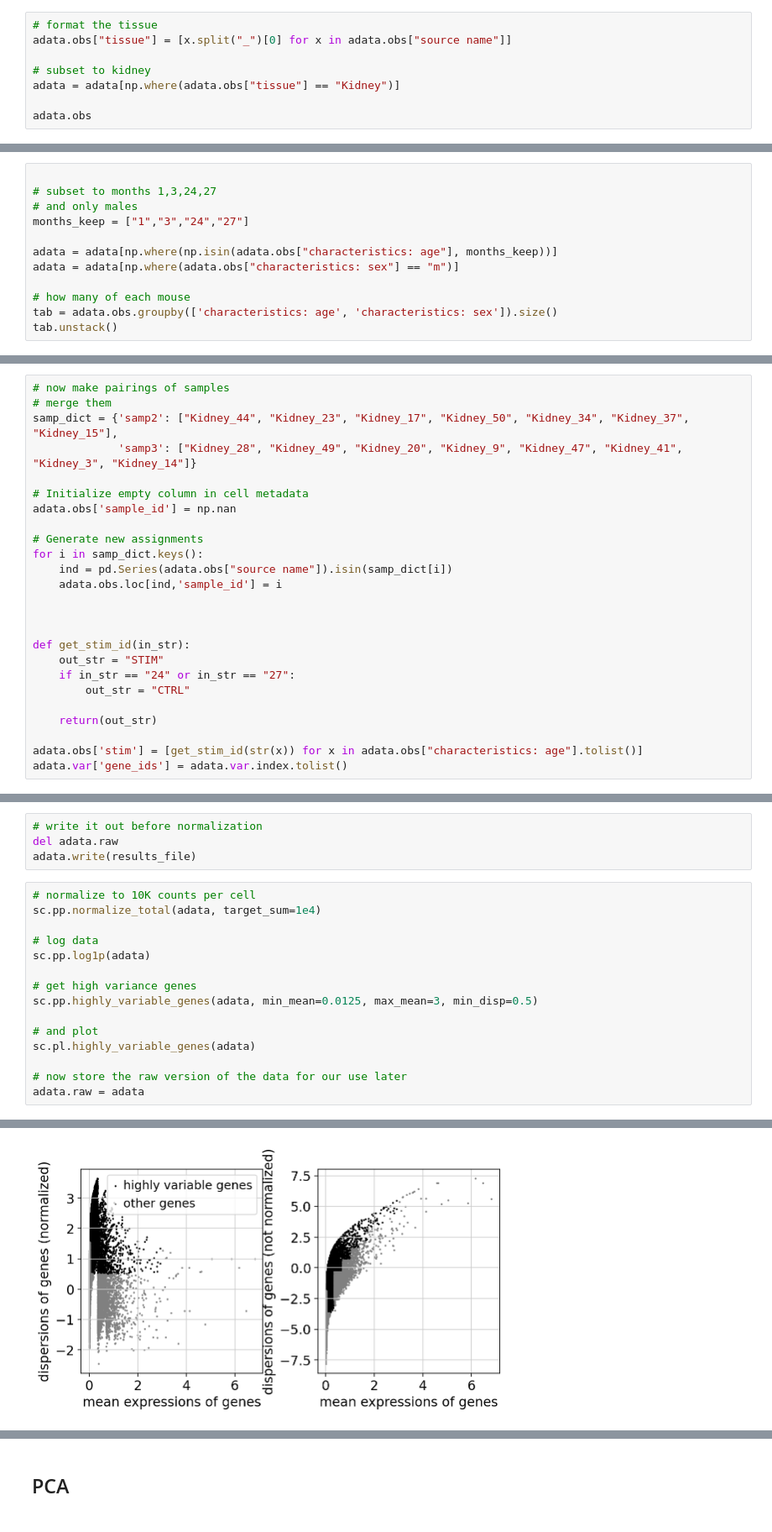
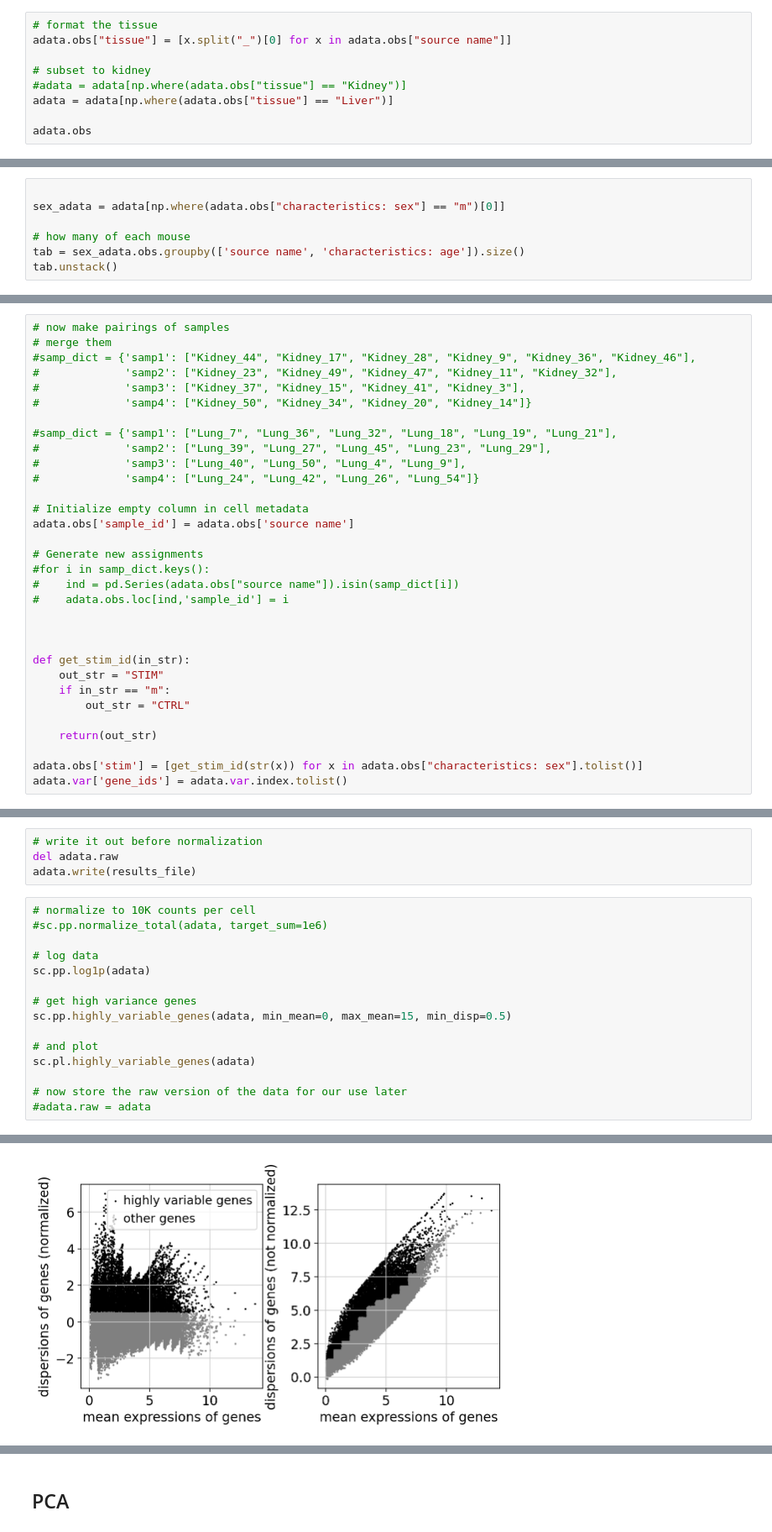
Before and after one commit to greenelab/sc_bulk_ood, a Jupyter notebook: sc_preprocessing/0_qc_notebooks/scanpy_analysis_kidney_bulk.ipynb, the cells around one changed output, grey strips where cells are left out. Shown at 84% size. Saved outputs shown, nothing was run; the diff lists cells and outputs as text.

Commit message:
latest update with covid and liver

```diff
--- a/sc_preprocessing/0_qc_notebooks/scanpy_analysis_kidney_bulk.ipynb
+++ b/sc_preprocessing/0_qc_notebooks/scanpy_analysis_kidney_bulk.ipynb
@@ -61,7 +61,8 @@ Index([], dtype='object')
 adata.obs["tissue"] = [x.split("_")[0] for x in adata.obs["source name"]]
 
 # subset to kidney
-adata = adata[np.where(adata.obs["tissue"] == "Kidney")]
+#adata = adata[np.where(adata.obs["tissue"] == "Kidney")]
+adata = adata[np.where(adata.obs["tissue"] == "Liver")]
 
 adata.obs
 # %% [output]
@@ -104,13 +123,8 @@ tab.unstack()
 # %%
 
-# subset to months 1,3,24,27
-# and only males
-months_keep = ["1","3","24","27"]
-
-adata = adata[np.where(np.isin(adata.obs["characteristics: age"], months_keep))]
-adata = adata[np.where(adata.obs["characteristics: sex"] == "m")]
+sex_adata = adata[np.where(adata.obs["characteristics: sex"] == "m")[0]]
 
 # how many of each mouse
-tab = adata.obs.groupby(['characteristics: age', 'characteristics: sex']).size()
+tab = sex_adata.obs.groupby(['source name', 'characteristics: age']).size()
 tab.unstack()
 # %% [output]
@@ -125,27 +151,34 @@ tab.unstack()
 # %%
 # now make pairings of samples
 # merge them
-samp_dict = {'samp2': ["Kidney_44", "Kidney_23", "Kidney_17", "Kidney_50", "Kidney_34", "Kidney_37", "Kidney_15"],
-             'samp3': ["Kidney_28", "Kidney_49", "Kidney_20", "Kidney_9", "Kidney_47", "Kidney_41", "Kidney_3", "Kidney_14"]}
+#samp_dict = {'samp1': ["Kidney_44", "Kidney_17", "Kidney_28", "Kidney_9", "Kidney_36", "Kidney_46"],
+#             'samp2': ["Kidney_23", "Kidney_49", "Kidney_47", "Kidney_11", "Kidney_32"],
+#             'samp3': ["Kidney_37", "Kidney_15", "Kidney_41", "Kidney_3"],
+#             'samp4': ["Kidney_50", "Kidney_34", "Kidney_20", "Kidney_14"]}
+
+#samp_dict = {'samp1': ["Lung_7", "Lung_36", "Lung_32", "Lung_18", "Lung_19", "Lung_21"],
+#             'samp2': ["Lung_39", "Lung_27", "Lung_45", "Lung_23", "Lung_29"],
+#             'samp3': ["Lung_40", "Lung_50", "Lung_4", "Lung_9"],
+#             'samp4': ["Lung_24", "Lung_42", "Lung_26", "Lung_54"]}
 
 # Initialize empty column in cell metadata
-adata.obs['sample_id'] = np.nan
+adata.obs['sample_id'] = adata.obs['source name']
 
 # Generate new assignments
-for i in samp_dict.keys():
-    ind = pd.Series(adata.obs["source name"]).isin(samp_dict[i])
-    adata.obs.loc[ind,'sample_id'] = i
+#for i in samp_dict.keys():
+#    ind = pd.Series(adata.obs["source name"]).isin(samp_dict[i])
+#    adata.obs.loc[ind,'sample_id'] = i
 
 
 
 def get_stim_id(in_str):
     out_str = "STIM"
-    if in_str == "24" or in_str == "27":
+    if in_str == "m":
         out_str = "CTRL"
 
     return(out_str)
 
-adata.obs['stim'] = [get_stim_id(str(x)) for x in adata.obs["characteristics: age"].tolist()]
+adata.obs['stim'] = [get_stim_id(str(x)) for x in adata.obs["characteristics: sex"].tolist()]
 adata.var['gene_ids'] = adata.var.index.tolist()
 # %%
 # how many of each mouse
@@ -174,17 +208,17 @@ del adata.raw
 adata.write(results_file)
 # %%
 # normalize to 10K counts per cell
-sc.pp.normalize_total(adata, target_sum=1e4)
+#sc.pp.normalize_total(adata, target_sum=1e6)
 
 # log data
 sc.pp.log1p(adata)
 
 # get high variance genes
-sc.pp.highly_variable_genes(adata, min_mean=0.0125, max_mean=3, min_disp=0.5)
+sc.pp.highly_variable_genes(adata, min_mean=0, max_mean=15, min_disp=0.5)
 
 # and plot
 sc.pl.highly_variable_genes(adata)
 
 # now store the raw version of the data for our use later
-adata.raw = adata
+#adata.raw = adata
 # %% [output]
@@ -193,11 +225,11 @@ normalizing counts per cell
 extracting highly variable genes
     finished (0:00:01)
 --> added
     'highly_variable', boolean vector (adata.var)
     'means', float vector (adata.var)
     'dispersions', float vector (adata.var)
     'dispersions_norm', float vector (adata.var)
-[figure, old version]
+[figure, new version]
 # %%
 # now process the counts further for doing DE
 # analysis and the cell clustering
```
Also changed, not shown: parts of 16 cells of this notebook, 8 other files.
